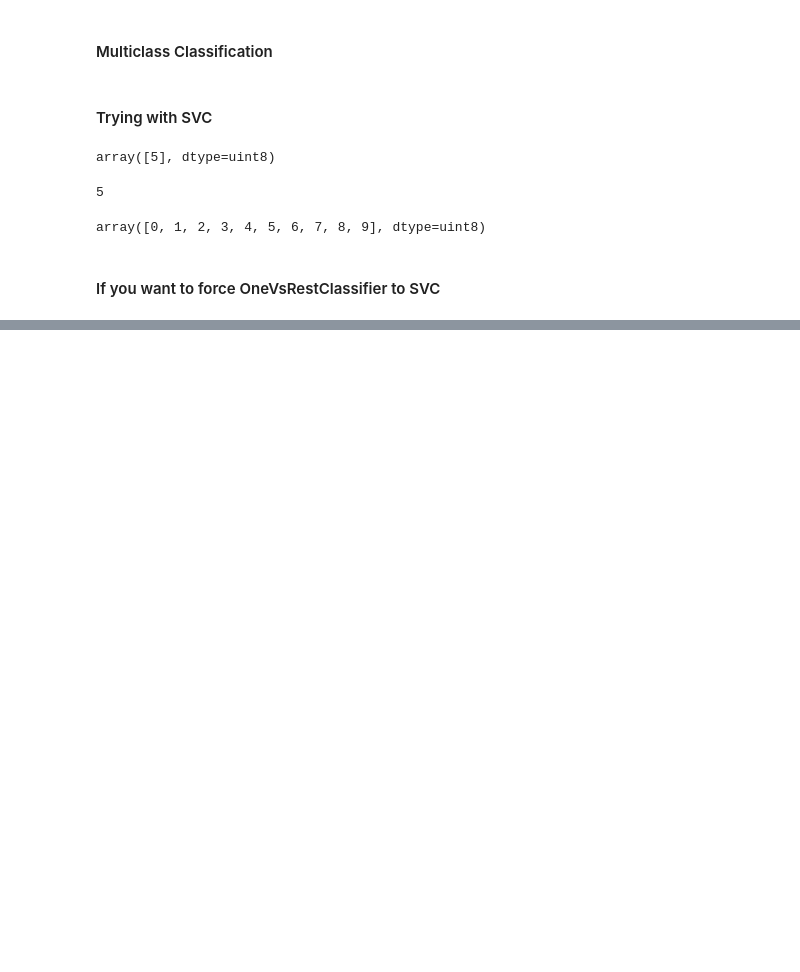
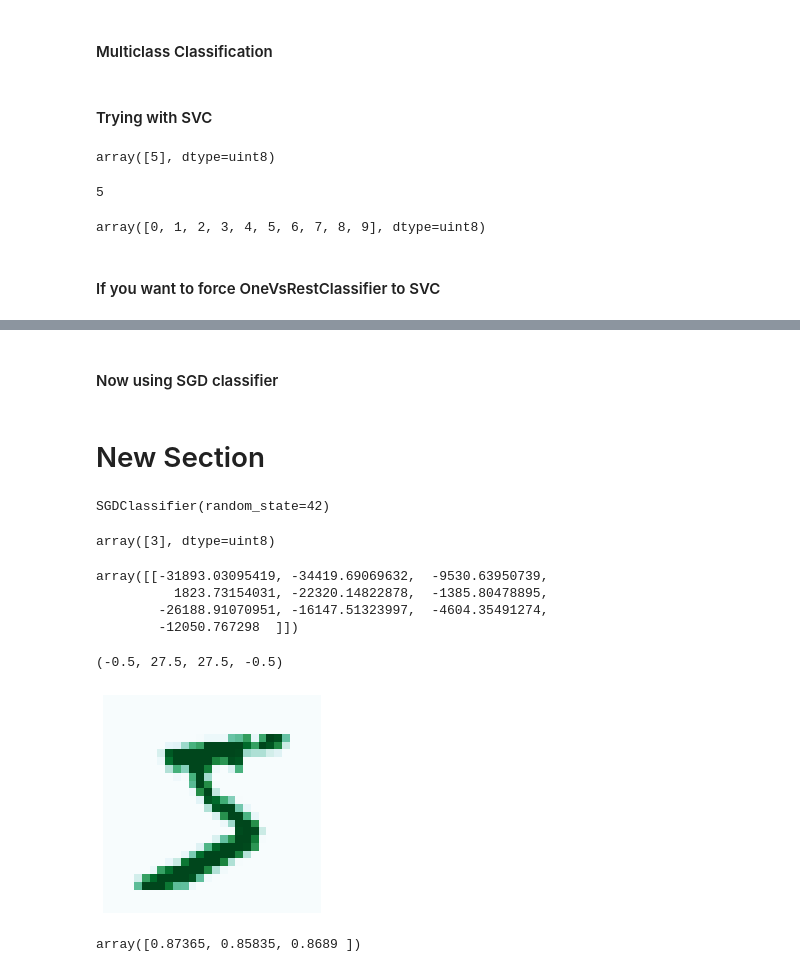
Before and after one commit to ARKA1112/HOML_AurelienG, a Jupyter notebook: chap3_classification.ipynb, the cells around one changed output, grey strips where cells are left out. Saved outputs shown, nothing was run; the diff lists cells and outputs as text; code cells hidden in the pictures; blank space fills up the shorter version.

```diff
--- a/chap3_classification.ipynb
+++ b/chap3_classification.ipynb
@@ -514,0 +527,32 @@ KeyboardInterrupt:
+# %% [markdown]
+#### Now using SGD classifier
+# %% [markdown]
+# New Section
+# %%
+sgd_clf.fit(X_train, y_train)
+# %% [output]
+SGDClassifier(random_state=42)
+# %%
+sgd_clf.predict([some_digit])
+# %% [output]
+array([3], dtype=uint8)
+# %%
+sgd_clf.decision_function([some_digit])
+# %% [output]
+array([[-31893.03095419, -34419.69069632,  -9530.63950739,
+          1823.73154031, -22320.14822878,  -1385.80478895,
+        -26188.91070951, -16147.51323997,  -4604.35491274,
+        -12050.767298  ]])
+# %%
+image = some_digit.reshape(28,28)
+plt.imshow(image, cmap='BuGn')
+plt.axis('off')
+# %% [output]
+(-0.5, 27.5, 27.5, -0.5)
+[figure, added]
+# %%
+#Now testing its accuracy
+
+cross_val_score(sgd_clf, X_train, y_train, cv=3, scoring='accuracy')
+# %% [output]
+array([0.87365, 0.85835, 0.8689 ])
```
Also changed, not shown: parts of 23 cells of this notebook.
